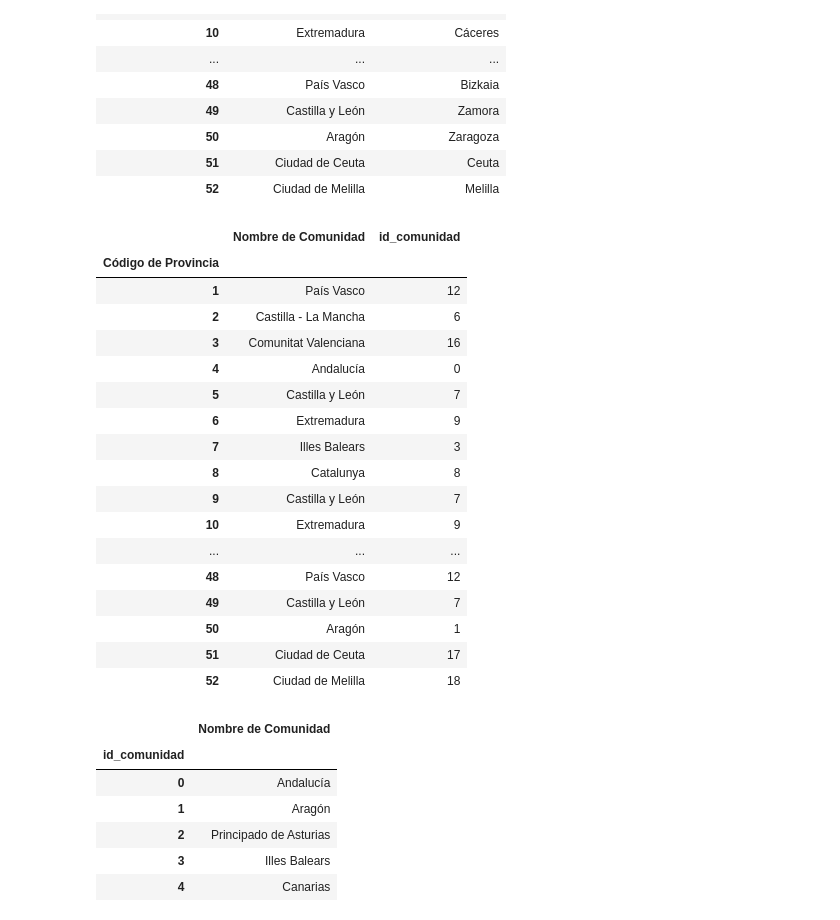
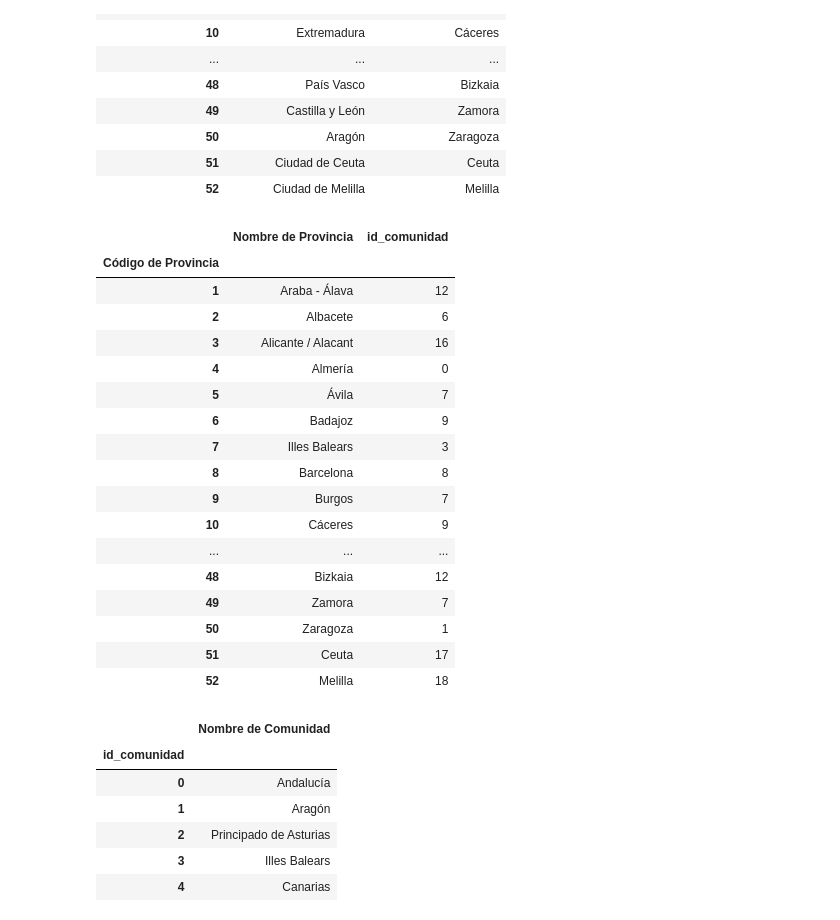
Before and after one commit to UnaiFam/PROYECTO-EUROPA, a Jupyter notebook: pruebas de csv a nacional.ipynb, the cells around one changed output. Drawn from its saved outputs; the diff is of its cells as text; code cells hidden in the pictures.

```diff
--- a/pruebas de csv a nacional.ipynb
+++ b/pruebas de csv a nacional.ipynb
@@ -651,27 +651,27 @@ dict_comunidad={'Andalucía':0,
 'Ciudad de Melilla':18}
 # %%
 Tabla_relacion["id_comunidad"] = Tabla_relacion["Nombre de Comunidad"].apply(lambda x: dict_comunidad[x] if x in dict_comunidad else x)
-Tabla_referencia_provincia=Tabla_relacion.drop("Nombre de Provincia", axis=1)
+Tabla_referencia_provincia=Tabla_relacion.drop("Nombre de Comunidad", axis=1)
 Tabla_referencia_provincia
 # %% [output]
-|  | Nombre de Comunidad | id_comunidad |
+|  | Nombre de Provincia | id_comunidad |
 | Código de Provincia |  |  |
-| 1 | País Vasco | 12 |
-| 2 | Castilla - La Mancha | 6 |
-| 3 | Comunitat Valenciana | 16 |
-| 4 | Andalucía | 0 |
-| 5 | Castilla y León | 7 |
-| 6 | Extremadura | 9 |
+| 1 | Araba - Álava | 12 |
+| 2 | Albacete | 6 |
+| 3 | Alicante / Alacant | 16 |
+| 4 | Almería | 0 |
+| 5 | Ávila | 7 |
+| 6 | Badajoz | 9 |
 | 7 | Illes Balears | 3 |
-| 8 | Catalunya | 8 |
-| 9 | Castilla y León | 7 |
-| 10 | Extremadura | 9 |
+| 8 | Barcelona | 8 |
+| 9 | Burgos | 7 |
+| 10 | Cáceres | 9 |
 | ... | ... | ... |
-| 48 | País Vasco | 12 |
-| 49 | Castilla y León | 7 |
-| 50 | Aragón | 1 |
-| 51 | Ciudad de Ceuta | 17 |
-| 52 | Ciudad de Melilla | 18 |
+| 48 | Bizkaia | 12 |
+| 49 | Zamora | 7 |
+| 50 | Zaragoza | 1 |
+| 51 | Ceuta | 17 |
+| 52 | Melilla | 18 |
 # %%
 Tabla_referencia_comunidad
 # %% [output]
```
Also changed, not shown: parts of 1 cell of this notebook.
